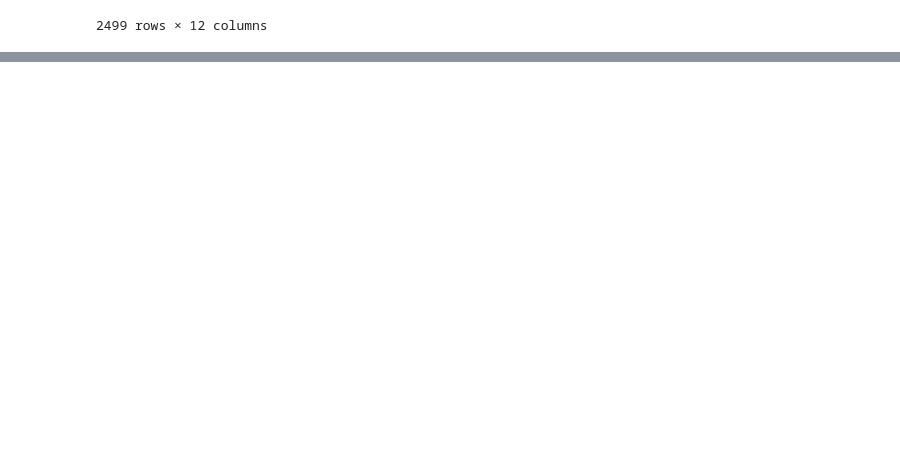
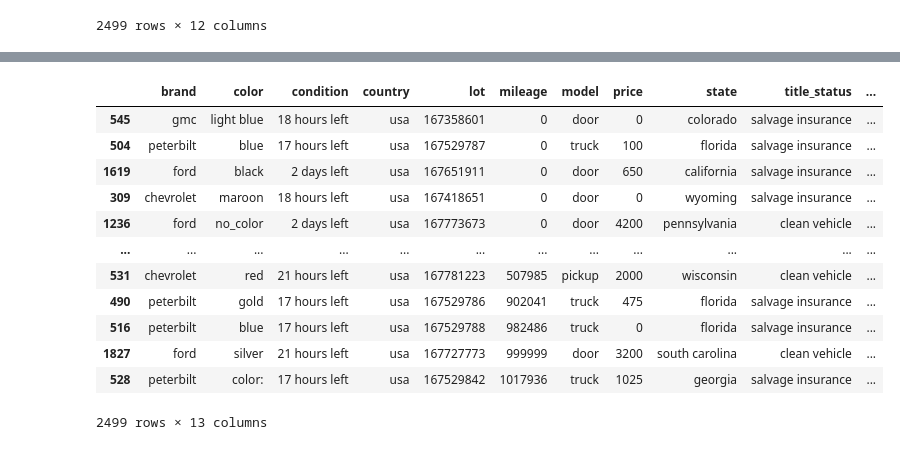
Before and after one commit to ulubeykhuja/mohir_dev_lessons, a Jupyter notebook: 2.3_DataFrame.ipynb, the cells around one changed output, grey strips where cells are left out. Cells and saved outputs as stored; diff of their text form; code cells hidden in the pictures; blank space fills up the shorter version.

```diff
--- a/2.3_DataFrame.ipynb
+++ b/2.3_DataFrame.ipynb
@@ -907,0 +726,3 @@ df.sort_values(by=['price', 'mileage'], ascending=False)
+# %%
+df['rating'] = df['mileage'].rank(method='max')
+df
@@ -907,0 +743,16 @@ df.sort_values(by=['price', 'mileage'], ascending=False)
+# %%
+df.sort_values(by='rating')
+# %% [output]
+|  | brand | color | condition | country | lot | mileage | model | price | state | title_status | ... |
+| 545 | gmc | light blue | 18 hours left | usa | 167358601 | 0 | door | 0 | colorado | salvage insurance | ... |
+| 504 | peterbilt | blue | 17 hours left | usa | 167529787 | 0 | truck | 100 | florida | salvage insurance | ... |
+| 1619 | ford | black | 2 days left | usa | 167651911 | 0 | door | 650 | california | salvage insurance | ... |
+| 309 | chevrolet | maroon | 18 hours left | usa | 167418651 | 0 | door | 0 | wyoming | salvage insurance | ... |
+| 1236 | ford | no_color | 2 days left | usa | 167773673 | 0 | door | 4200 | pennsylvania | clean vehicle | ... |
+| ... | ... | ... | ... | ... | ... | ... | ... | ... | ... | ... | ... |
+| 531 | chevrolet | red | 21 hours left | usa | 167781223 | 507985 | pickup | 2000 | wisconsin | clean vehicle | ... |
+| 490 | peterbilt | gold | 17 hours left | usa | 167529786 | 902041 | truck | 475 | florida | salvage insurance | ... |
+| 516 | peterbilt | blue | 17 hours left | usa | 167529788 | 982486 | truck | 0 | florida | salvage insurance | ... |
+| 1827 | ford | silver | 21 hours left | usa | 167727773 | 999999 | door | 3200 | south carolina | clean vehicle | ... |
+| 528 | peterbilt | color: | 17 hours left | usa | 167529842 | 1017936 | truck | 1025 | georgia | salvage insurance | ... |
+2499 rows × 13 columns
```
Also changed, not shown: parts of 36 cells of this notebook, 1 other file.
